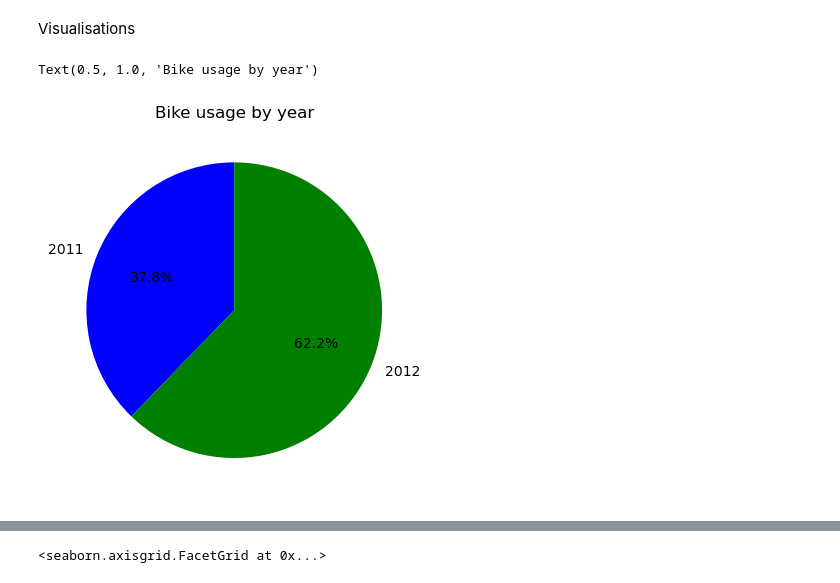
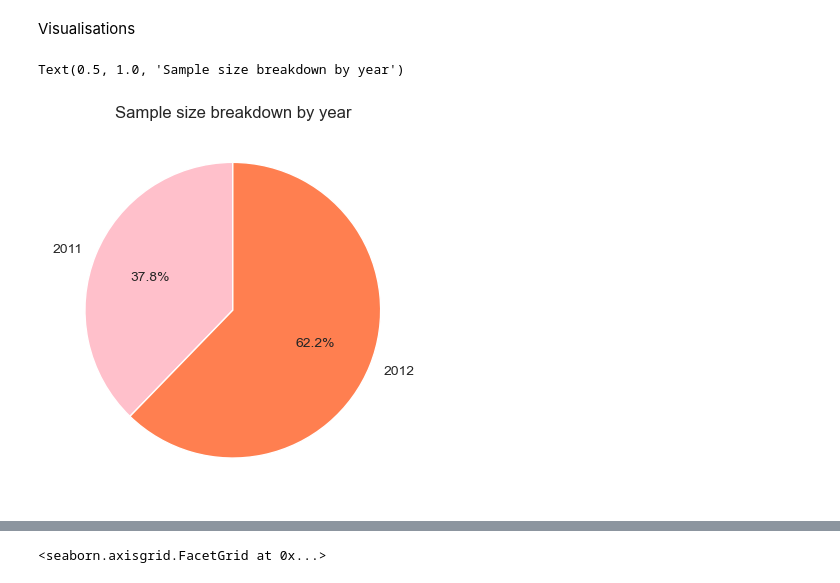
Before and after one commit to MiriamHerrmann/Bike-EDA, a Jupyter notebook: bike_eda.ipynb, the cells around one changed output, grey strips where cells are left out. Drawn from its saved outputs; the diff is of its cells as text; code cells hidden in the pictures.

```diff
--- a/bike_eda.ipynb
+++ b/bike_eda.ipynb
@@ -330,17 +330,17 @@ Visualisations
 # %%
 #pie chart
 #total number of bikes used by years
 year_2011 = 1243103
 year_2012 = 2049576
 
 labels = ['2011', '2012']
 sizes = [year_2011, year_2012]
-colors = ['blue', 'green']
+colors = ['pink', 'coral']
 plt.pie(sizes, labels=labels, colors=colors, autopct='%1.1f%%', startangle=90)
-plt.title('Bike usage by year')
+plt.title('Sample size breakdown by year')
 # %% [output]
-Text(0.5, 1.0, 'Bike usage by year')
+Text(0.5, 1.0, 'Sample size breakdown by year')
-[figure, old version]
+[figure, new version]
 # %%
 #breakdown 2011
 casual = 247252
```
Also changed, not shown: parts of 19 cells of this notebook.
